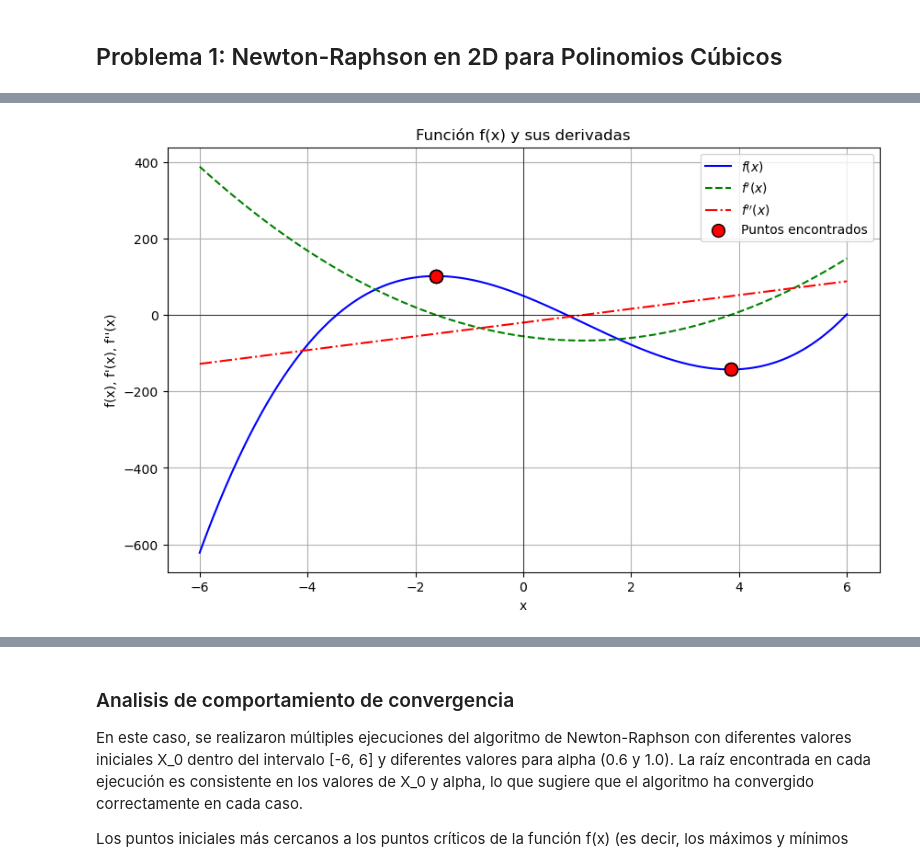
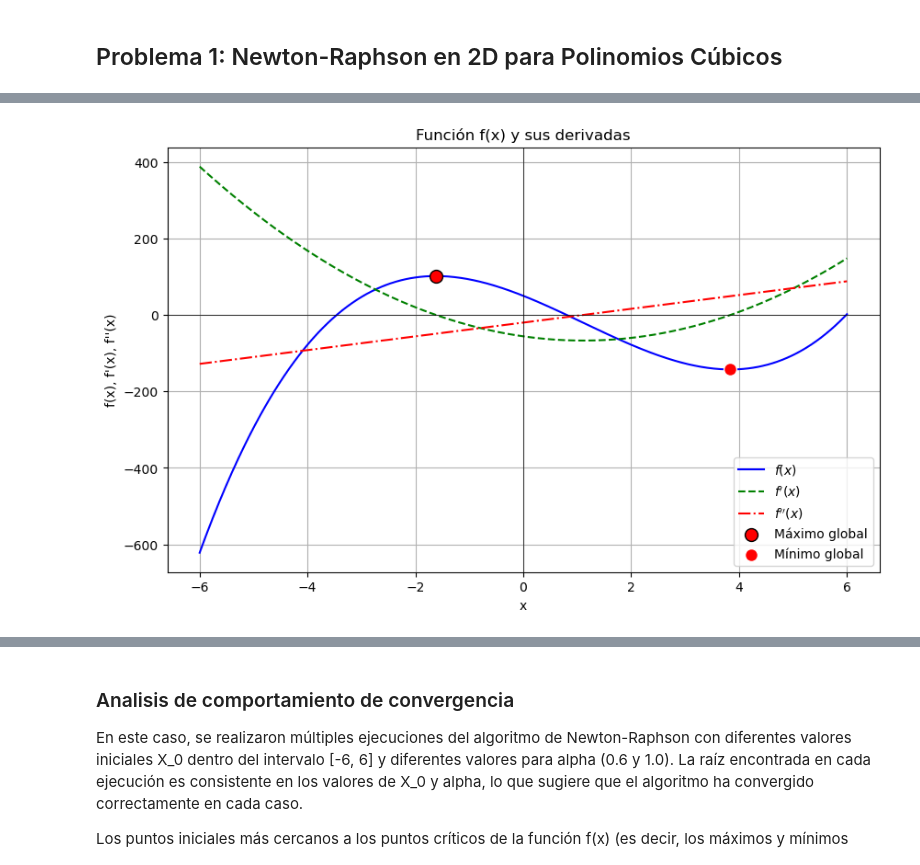
Before and after one commit to SamuelHernandez5/MOS-Actividades, a Jupyter notebook: Labs/Lab3/lab3.ipynb, the cells around one changed output, grey strips where cells are left out. Cells and saved outputs as stored; diff of their text form; code cells hidden in the pictures.

```diff
--- a/Labs/Lab3/lab3.ipynb
+++ b/Labs/Lab3/lab3.ipynb
@@ -11,6 +17,7 @@
 import sympy as sp
 import numpy as np
 import matplotlib.pyplot as plt
+from tabulate import tabulate
 
 x = sp.symbols('x')
 a = 3
@@ -42,7 +49,7 @@ def newton_raphson(f_prime_func, f_double_prime_func, x0, alpha=1.0, tol=1e-6, m
 
         # Verificar si la segunda derivada es cercana a cero
         if abs(hess_f) < 1e-12:
-            print("La Hessiana es muy pequeña o cero, el método falla.")
+            print(f"La Hessiana es muy pequeña o cero, el método falla en x0 = {x_k}")
             return None
 
         # Calcular dk
@@ -64,11 +71,11 @@ def caracterizacion_extremo(f_double_prime_func, x_k):
 
     # Signo de segunda derivada
     if f_double_prime_at_root > 0:
-        return "El punto es un mínimo local."
+        return "Mínimo local."
     elif f_double_prime_at_root < 0:
-        return "El punto es un máximo local."
+        return "Máximo local."
     else:
-        return "El punto es un punto de silla (segunda derivada es cero)."
+        return "Punto silla"
 
 # Graficar la función, sus derivadas y los puntos
 def graficar_funcion(f_func, f_derivada, f_segunda_derivada, puntos_encontrados, rango):
@@ -78,17 +85,29 @@ def graficar_funcion(f_func, f_derivada, f_segunda_derivada, puntos_encontrados,
     f_prime_vals = f_derivada(x_vals)
     f_double_prime_vals = f_segunda_derivada(x_vals)
 
+    # Máximos y mínimos globales
+    valores_funcion = [f_func(p) for p in puntos_encontrados]
+    max_global = max(valores_funcion)
+    min_global = min(valores_funcion)
+
+    # Puntos
+    max_punto = puntos_encontrados[valores_funcion.index(max_global)]
+    min_punto = puntos_encontrados[valores_funcion.index(min_global)]
+
     plt.figure(figsize=(10, 6))
     plt.plot(x_vals, f_vals, label='$f(x)$', color='blue')
     plt.plot(x_vals, f_prime_vals, label="$f'(x)$", linestyle='--', color='green')
     plt.plot(x_vals, f_double_prime_vals, label="$f''(x)$", linestyle='-.', color='red')
 
-    # Añadir los puntos encontrados en la gráfica
-    if puntos_encontrados:
-        puntos_encontrados = np.array(puntos_encontrados)
-        plt.scatter(puntos_encontrados, f_func(puntos_encontrados), color='red', zorder=5, label='Puntos encontrados', s=100, edgecolor='black')
+    # Añadir los puntos encontrados a la gráfica
+    for p in puntos_encontrados:
+        if p == max_punto:
+            plt.scatter(p, f_func(p), color='red', zorder=5, label='Máximo global', s=100, edgecolor='black')
+        elif p == min_punto:
+            plt.scatter(p, f_func(p), color='red', zorder=5, label='Mínimo global', s=100, edgecolor='white')
+        else:
+            plt.scatter(p, f_func(p), color='black', zorder=5, label='Extremos locales', s=100, edgecolor='black')
 
-    # Etiquetas
     plt.title("Función f(x) y sus derivadas")
     plt.xlabel('x')
     plt.ylabel('f(x), f\'(x), f\'\'(x)')
@@ -100,19 +119,39 @@ def graficar_funcion(f_func, f_derivada, f_segunda_derivada, puntos_encontrados,
 
 
 
-# Experimentar con diferentes valores iniciales en el intervalo [-6, 6]
-valores_iniciales = [-6, -4, -2, 0, 2, 4, 6]
-valores_alpha = [0.6, 1.0]  # Probar diferentes valores de alpha
-puntos_encontrados = []
-for x0 in valores_iniciales:
-    for alpha in valores_alpha:
-        print(f"\nCalculando para x0={x0} y alpha={alpha}")
-        x_k = newton_raphson(f_derivada, f_segunda_derivada, x0, alpha=alpha)
-        if x_k is not None:
-            print(f"La raíz aproximada es: {round(x_k, 2)}")
-            print(caracterizacion_extremo(f_segunda_derivada, x_k))
-        if x_k not in puntos_encontrados:
-            puntos_encontrados.append(x_k)
+def analizar_convergencia_y_graficar(f_func, f_derivada, f_segunda_derivada, valores_iniciales, valores_alpha, rango):
+    puntos_encontrados = []
+    convergencia = []
+    headers = ["x0", "alpha", "raiz", "tipo"]
 
-graficar_funcion(f_func, f_derivada, f_segunda_derivada, puntos_encontrados, 6)
+    # Experimentar con diferentes valores iniciales
+    for x0 in valores_iniciales:
+        for alpha in valores_alpha:
+            x_k = newton_raphson(f_derivada, f_segunda_derivada, x0, alpha=alpha)
+            if x_k is not None:
+                tipo = caracterizacion_extremo(f_segunda_derivada, x_k)
+                row = [x0, alpha, round(x_k, 2), tipo]
+                convergencia.append(row)
+                if round(x_k, 2) not in puntos_encontrados:
+                    x_k = round(x_k, 2)
+                    puntos_encontrados.append(x_k)
+
+    # Imprimir resultados de la convergencia
+    print(tabulate(convergencia, headers=headers, tablefmt="grid"))
+
+    # Graficar la función con los puntos encontrados
+    graficar_funcion(f_func, f_derivada, f_segunda_derivada, puntos_encontrados, rango)
+
+    # Imprimir tabla con los puntos encontrados y sus valores
+    table_data = []
+    for p in puntos_encontrados:
+        table_data.append([p, f_func(p)])
+
+    headers = ["X", "Y"]
+    print(tabulate(table_data, headers=headers, tablefmt="grid"))
+
+
+
+
+analizar_convergencia_y_graficar(f_func, f_derivada, f_segunda_derivada, [-6, -4, -2, 0, 2, 4, 6], [0.6, 1.0], 6)
 # %% [output]
@@ -136 +175 @@ El punto es un mínimo local.
-[figure, old version]
+[figure, new version]
```
Also changed, not shown: parts of 11 cells of this notebook.
